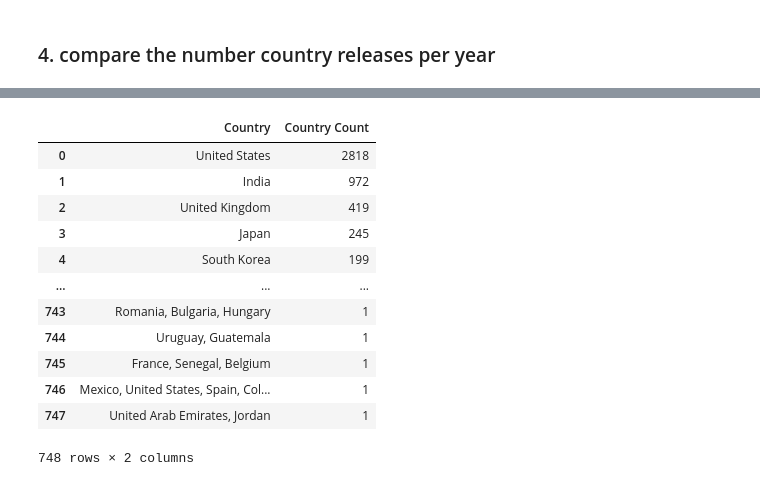
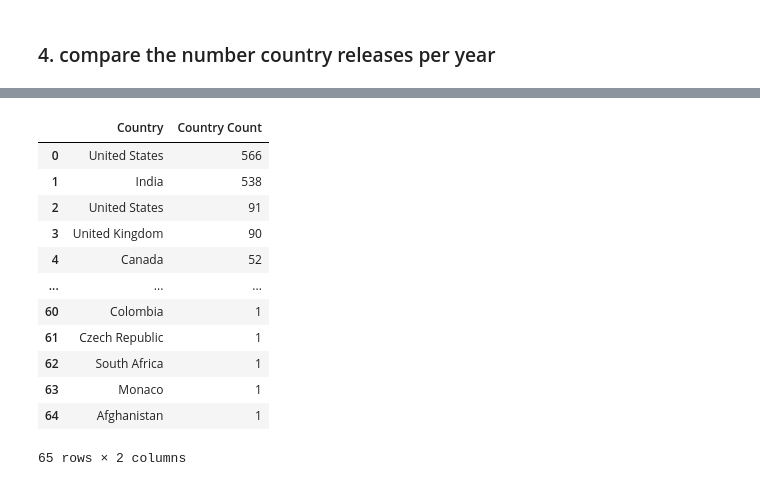
Before and after one commit to Tembspapi/Project-2_Amazon-Netflix, a Jupyter notebook: ETL-starter.ipynb, the cells around one changed output, grey strips where cells are left out. Drawn from its saved outputs; the diff is of its cells as text; code cells hidden in the pictures.

```diff
--- a/ETL-starter.ipynb
+++ b/ETL-starter.ipynb
@@ -863,0 +1131,6 @@ plt.show()
+# %%
+# Amazon country releases per year
+
+# Converting string into a list of strings
+amazon_data2['country'] = amazon_data2['country'].str.split(',')
+amazon_data2
@@ -863,0 +1151,4 @@ plt.show()
+# %%
+# explode rows into multiples rows
+amazon_data3 = amazon_data2.explode('country')
+amazon_data3
@@ -864,23 +1169,24 @@ plt.show()
 # %%
-# Netflix country releases per year
-ncountry_df = pd.DataFrame(netflix_data["country"].value_counts()).reset_index()
-ncountry_df.rename(
+# Amazon country releases per year
+acountry_df = pd.DataFrame(amazon_data3["country"].value_counts()).reset_index()
+acountry_df.rename(
     columns = {
         'index': 'Country',
         'country': 'Country Count'
     }, inplace = True)
-ncountry_df
+
+acountry_df
 # %% [output]
 |  | Country | Country Count |
-| 0 | United States | 2818 |
-| 1 | India | 972 |
-| 2 | United Kingdom | 419 |
-| 3 | Japan | 245 |
-| 4 | South Korea | 199 |
+| 0 | United States | 566 |
+| 1 | India | 538 |
+| 2 | United States | 91 |
+| 3 | United Kingdom | 90 |
+| 4 | Canada | 52 |
 | ... | ... | ... |
-| 743 | Romania, Bulgaria, Hungary | 1 |
-| 744 | Uruguay, Guatemala | 1 |
-| 745 | France, Senegal, Belgium | 1 |
-| 746 | Mexico, United States, Spain, Col... | 1 |
-| 747 | United Arab Emirates, Jordan | 1 |
+| 60 | Colombia | 1 |
+| 61 | Czech Republic | 1 |
+| 62 | South Africa | 1 |
+| 63 | Monaco | 1 |
+| 64 | Afghanistan | 1 |
-748 rows × 2 columns
+65 rows × 2 columns
```
Also changed, not shown: parts of 27 cells of this notebook, 8 other files.
